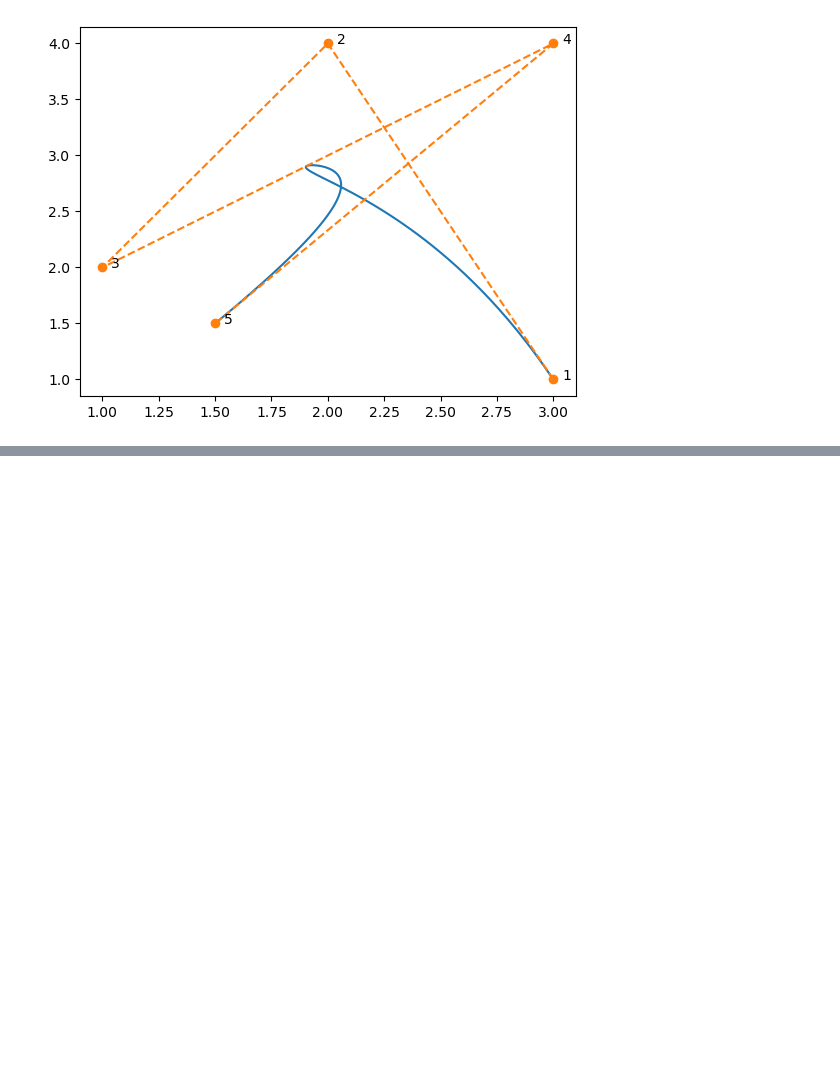
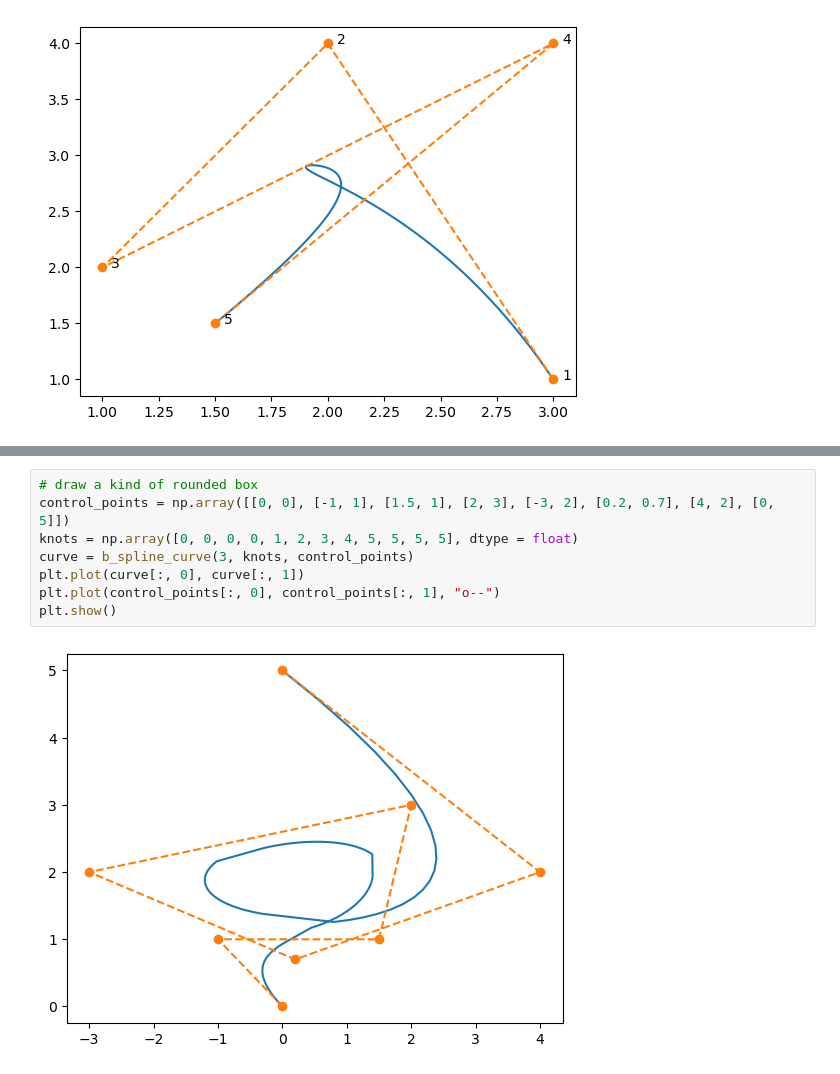
Before and after one commit to janhohenheim/fourier-playground, a Jupyter notebook: bezier.ipynb, the cells around one changed output, grey strips where cells are left out. Saved outputs shown, nothing was run; the diff lists cells and outputs as text; blank space fills up the shorter version.

```diff
--- a/bezier.ipynb
+++ b/bezier.ipynb
@@ -156,0 +133,10 @@ IndexError: index 5 is out of bounds for axis 0 with size 5
+# %%
+# draw a kind of rounded box
+control_points = np.array([[0, 0], [-1, 1], [1.5, 1], [2, 3], [-3, 2], [0.2, 0.7], [4, 2], [0, 5]])
+knots = np.array([0, 0, 0, 0, 1, 2, 3, 4, 5, 5, 5, 5], dtype = float)
+curve = b_spline_curve(3, knots, control_points)
+plt.plot(curve[:, 0], curve[:, 1])
+plt.plot(control_points[:, 0], control_points[:, 1], "o--")
+plt.show()
+# %% [output]
+[figure, added]
```
Also changed, not shown: parts of 3 cells of this notebook.
